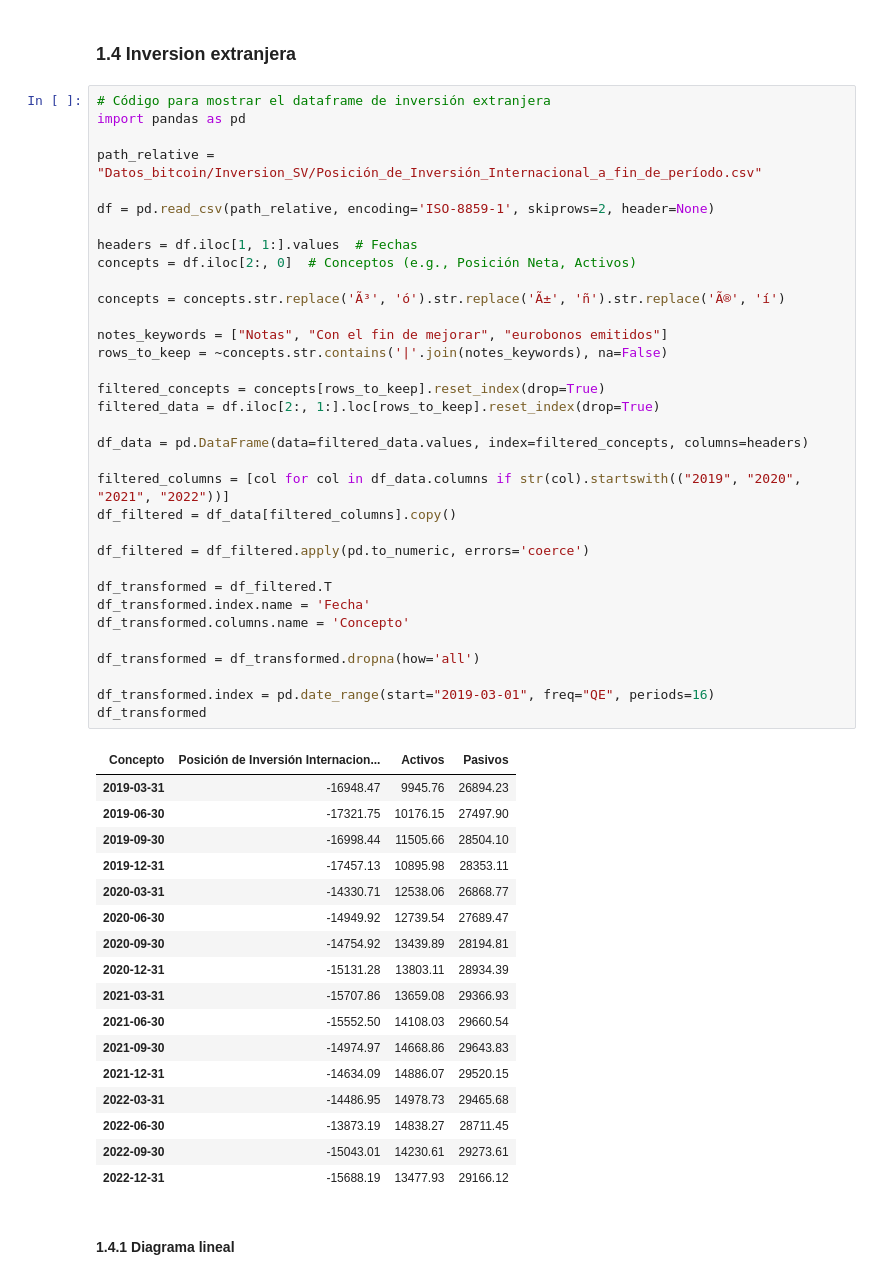
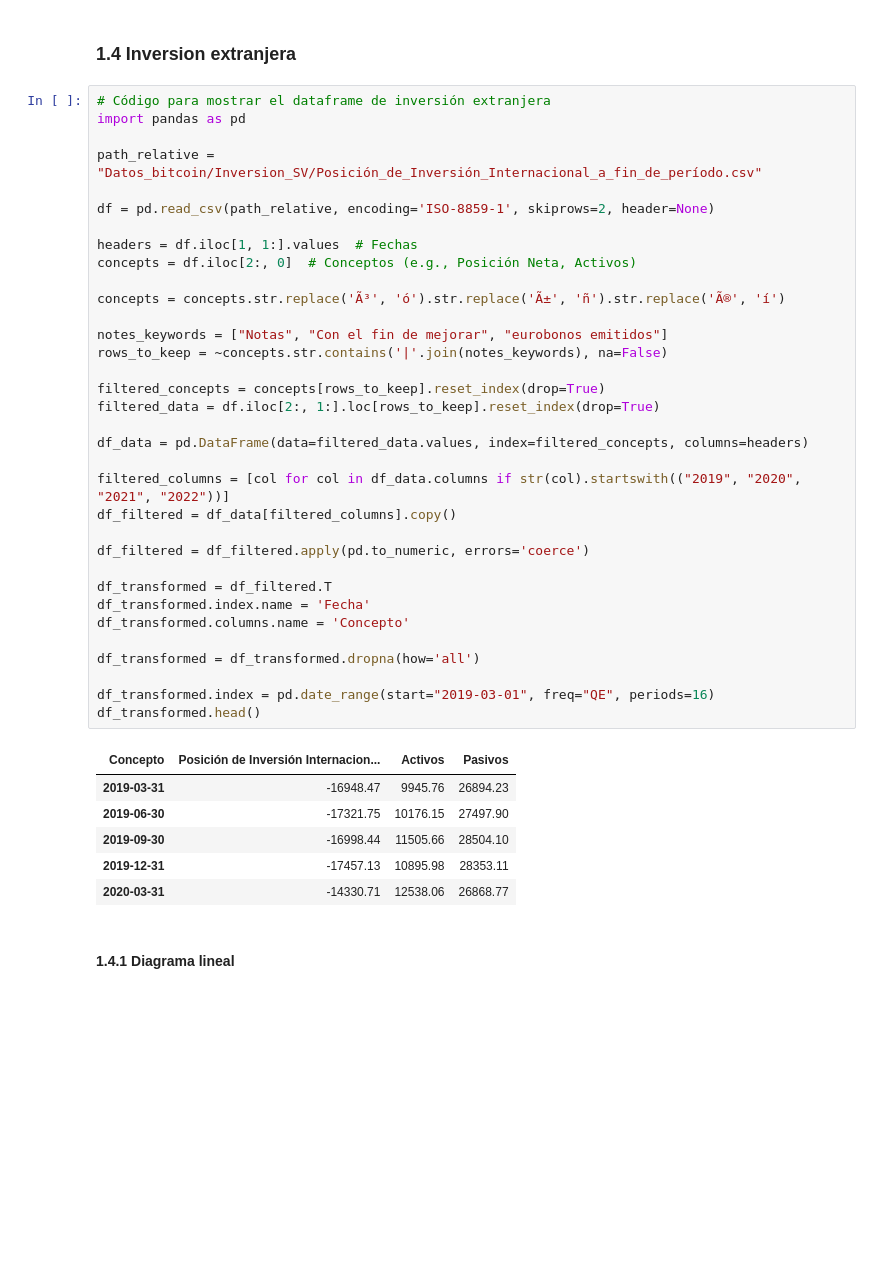
Before and after one commit to JosueRodriguezSams/CriptoSV---Samsung, a Jupyter notebook: Analisis_impacto_del_bitcoin.ipynb, the cells around one changed output. Saved outputs shown, nothing was run; the diff lists cells and outputs as text; blank space fills up the shorter version.

```diff
--- a/Analisis_impacto_del_bitcoin.ipynb
+++ b/Analisis_impacto_del_bitcoin.ipynb
@@ -184,45 +183,34 @@ concepts = df.iloc[2:, 0]  # Conceptos (e.g., Posición Neta, Activos)
 
 concepts = concepts.str.replace('Ã³', 'ó').str.replace('Ã±', 'ñ').str.replace('Ã®', 'í')
 
 notes_keywords = ["Notas", "Con el fin de mejorar", "eurobonos emitidos"]
 rows_to_keep = ~concepts.str.contains('|'.join(notes_keywords), na=False)
 
 filtered_concepts = concepts[rows_to_keep].reset_index(drop=True)
 filtered_data = df.iloc[2:, 1:].loc[rows_to_keep].reset_index(drop=True)
 
 df_data = pd.DataFrame(data=filtered_data.values, index=filtered_concepts, columns=headers)
 
 filtered_columns = [col for col in df_data.columns if str(col).startswith(("2019", "2020", "2021", "2022"))]
 df_filtered = df_data[filtered_columns].copy()
 
 df_filtered = df_filtered.apply(pd.to_numeric, errors='coerce')
 
 df_transformed = df_filtered.T
 df_transformed.index.name = 'Fecha'
 df_transformed.columns.name = 'Concepto'
 
 df_transformed = df_transformed.dropna(how='all')
 
 df_transformed.index = pd.date_range(start="2019-03-01", freq="QE", periods=16)
-df_transformed
+df_transformed.head()
 # %% [output]
 | Concepto | Posición de Inversión Internacion... | Activos | Pasivos |
 | 2019-03-31 | -16948.47 | 9945.76 | 26894.23 |
 | 2019-06-30 | -17321.75 | 10176.15 | 27497.90 |
 | 2019-09-30 | -16998.44 | 11505.66 | 28504.10 |
 | 2019-12-31 | -17457.13 | 10895.98 | 28353.11 |
 | 2020-03-31 | -14330.71 | 12538.06 | 26868.77 |
-| 2020-06-30 | -14949.92 | 12739.54 | 27689.47 |
-| 2020-09-30 | -14754.92 | 13439.89 | 28194.81 |
-| 2020-12-31 | -15131.28 | 13803.11 | 28934.39 |
-| 2021-03-31 | -15707.86 | 13659.08 | 29366.93 |
-| 2021-06-30 | -15552.50 | 14108.03 | 29660.54 |
-| 2021-09-30 | -14974.97 | 14668.86 | 29643.83 |
-| 2021-12-31 | -14634.09 | 14886.07 | 29520.15 |
-| 2022-03-31 | -14486.95 | 14978.73 | 29465.68 |
-| 2022-06-30 | -13873.19 | 14838.27 | 28711.45 |
-| 2022-09-30 | -15043.01 | 14230.61 | 29273.61 |
-| 2022-12-31 | -15688.19 | 13477.93 | 29166.12 |
 # %% [markdown]
 #### 1.4.1 Diagrama lineal
 # %%
```
Also changed, not shown: parts of 4 cells of this notebook.
